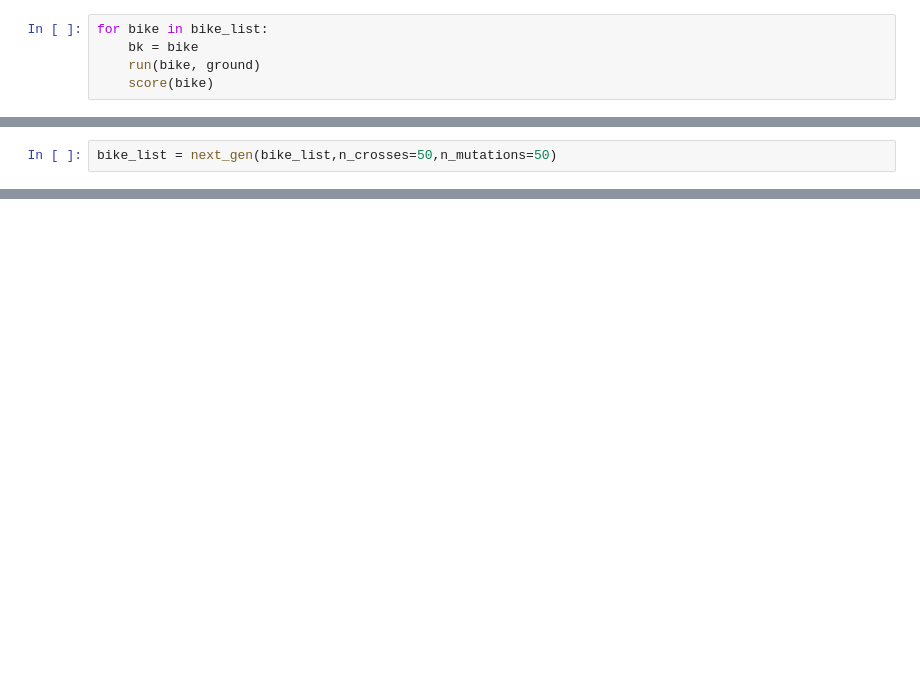
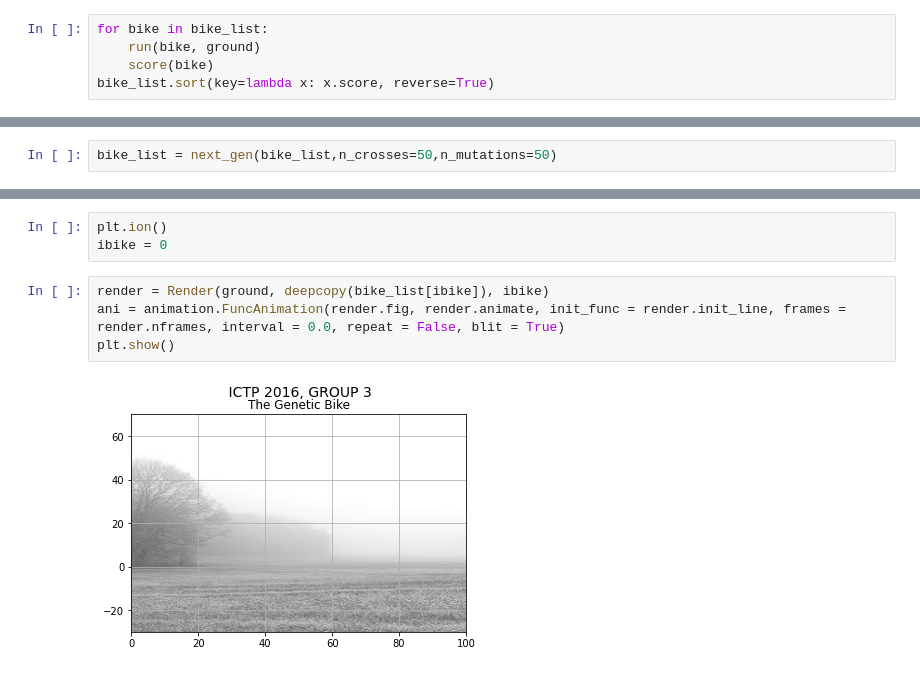
Before and after one commit to kevo-speyer/Genetic_Bike, a Jupyter notebook: Genetic Bike.ipynb, the cells around one changed output, grey strips where cells are left out. Drawn from its saved outputs; the diff is of its cells as text; blank space fills up the shorter version.

Commit message:
animation working

```diff
--- a/Genetic Bike.ipynb
+++ b/Genetic Bike.ipynb
@@ -10,6 +10,6 @@ ground = Floor()
 bike_list = [Bike() for _ in range(100)]
 # %%
 for bike in bike_list:
-    bk = bike
     run(bike, ground)
     score(bike)
+bike_list.sort(key=lambda x: x.score, reverse=True)
@@ -31,0 +31,9 @@ array([6.55705938, 5.16623779])
+# %%
+plt.ion()
+ibike = 0
+# %%
+render = Render(ground, deepcopy(bike_list[ibike]), ibike)
+ani = animation.FuncAnimation(render.fig, render.animate, init_func = render.init_line, frames = render.nframes, interval = 0.0, repeat = False, blit = True)
+plt.show()
+# %% [output]
+[figure, added]
```
Also changed, not shown: parts of 15 cells of this notebook, 9 other files.
